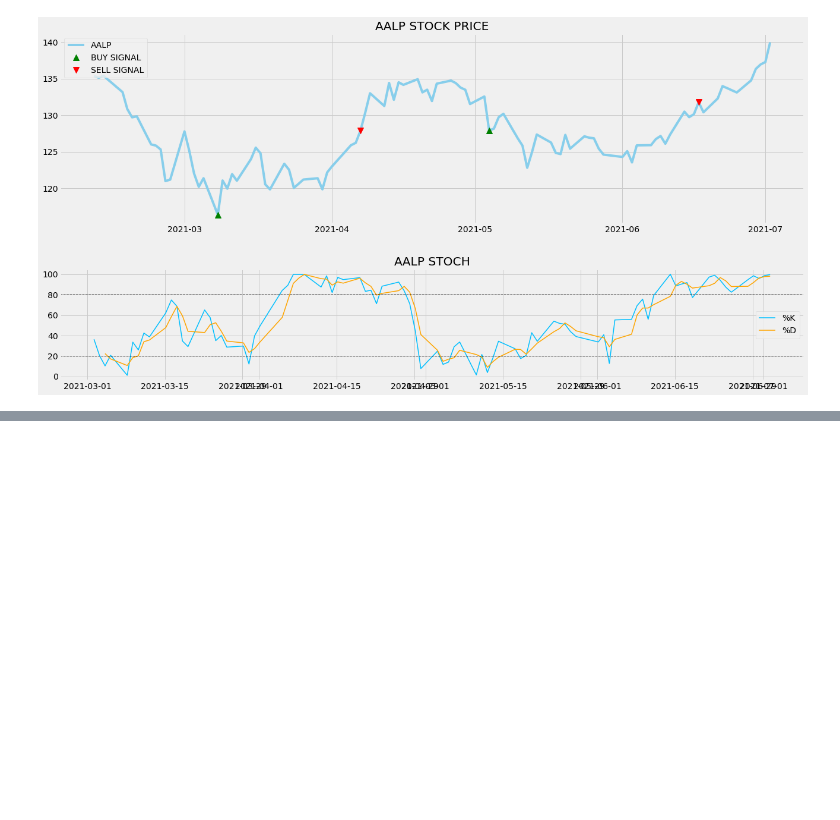
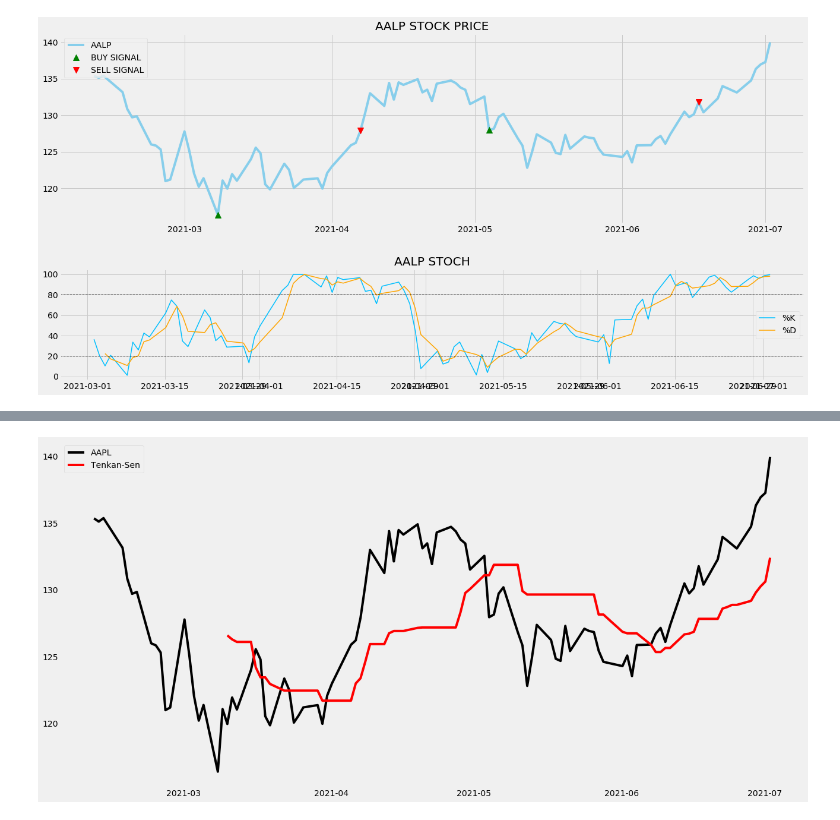
Before and after one commit to 44nash/Trading-Bot-project-2, a Jupyter notebook: pipeline_exploration.ipynb, the cells around one changed output, grey strips where cells are left out. Drawn from its saved outputs; the diff is of its cells as text; code cells hidden in the pictures; blank space fills up the shorter version.

```diff
--- a/pipeline_exploration.ipynb
+++ b/pipeline_exploration.ipynb
@@ -234,0 +235,4 @@ plot_sell_buy(ticker, buy_price, sell_price, stoch_signal)
+# %%
+tenkan_sen_plot(ticker, tenkan_window )
+# %% [output]
+[figure, added]
```
Also changed, not shown: parts of 12 cells of this notebook, 1 other file.
